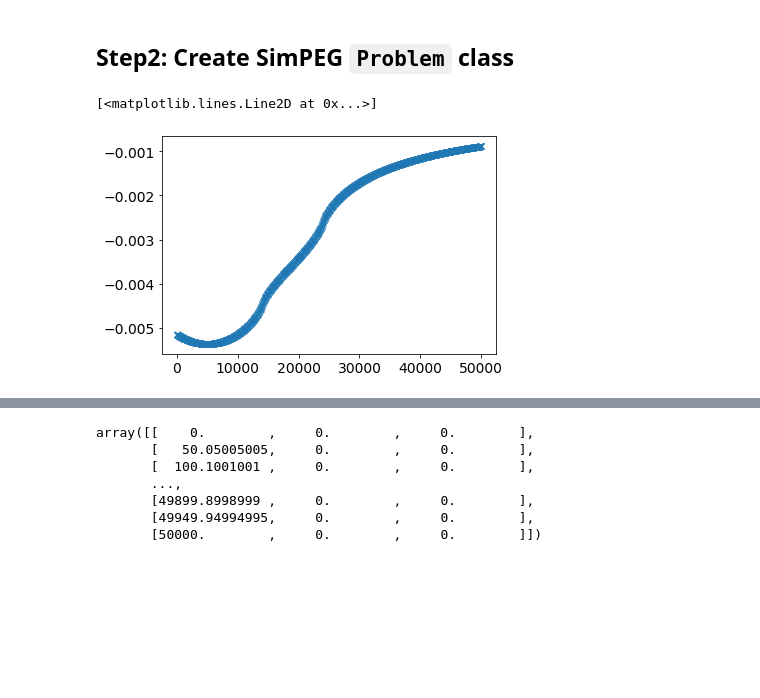
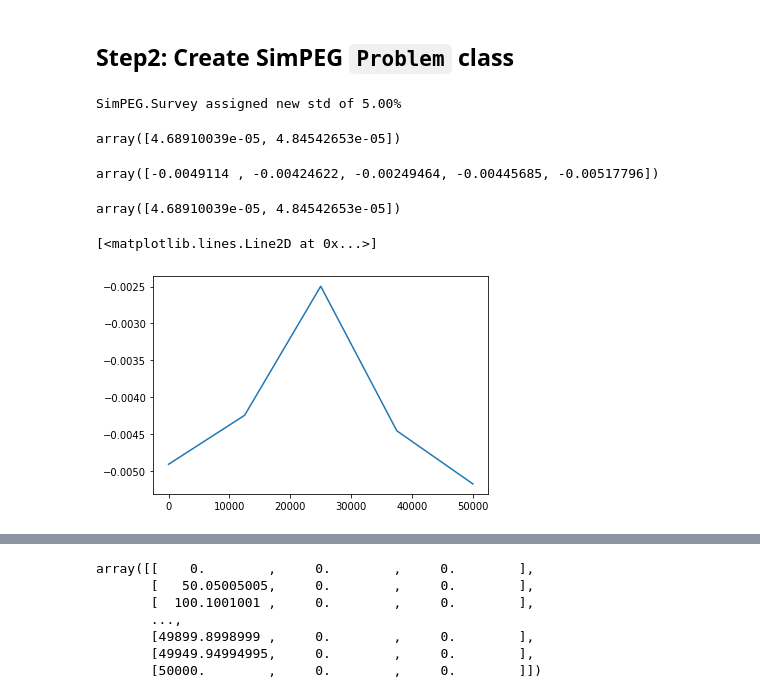
Before and after one commit to envgp/SnowInv, a Jupyter notebook: notebooks/simulation.ipynb, the cells around one changed output, grey strips where cells are left out. Drawn from its saved outputs; the diff is of its cells as text; code cells hidden in the pictures; blank space fills up the shorter version.

```diff
--- a/notebooks/simulation.ipynb
+++ b/notebooks/simulation.ipynb
@@ -180,8 +180,9 @@ class SWESurvey(BaseSurvey):
 from SimPEG import Mesh
 # %%
 mesh = Mesh.TensorMesh([2,1,1])
-cylinder_locations = np.array([[0, 0, 0],[10*10**3,0,0]])
-x = np.linspace(0,50*10**3,num=1000)
+cylinder_locations = np.array([[0, 0, 0],[50*10**3,0,0]])
+x = np.linspace(0,50*10**3,num=5)
+# x = np.array([0, 1000, 5000])
 y = np.zeros_like(x)
 z = np.zeros_like(x)
 
@@ -195,11 +196,28 @@ prob = SWEProblem(
 )
 survey = SWESurvey(rx_locations=rx_locations)
 prob.pair(survey)
+M = 1
 model = np.array([M,M])
-data = survey.dpred(model)
+data = survey.makeSyntheticData(model, std=0.05)
+# it is happening under the hood
+# survey.dobs = pred
+# %% [output]
+SimPEG.Survey assigned new std of 5.00%
+# %%
+prob.Jtvec(model, data)
+# %% [output]
+array([4.68910039e-05, 4.84542653e-05])
+# %%
+data
+# %% [output]
+array([-0.0049114 , -0.00424622, -0.00249464, -0.00445685, -0.00517796])
+# %%
+np.dot(prob.G.T, data)
+# %% [output]
+array([4.68910039e-05, 4.84542653e-05])
 # %%
-plt.plot(survey.rx_locations[:,0],data,'x')
+plt.plot(survey.rx_locations[:,0],data)
 #plt.plot(delta_d, '.')
 # %% [output]
 [<matplotlib.lines.Line2D at 0x...>]
-[figure, old version]
+[figure, new version]
```
Also changed, not shown: parts of 14 cells of this notebook.
